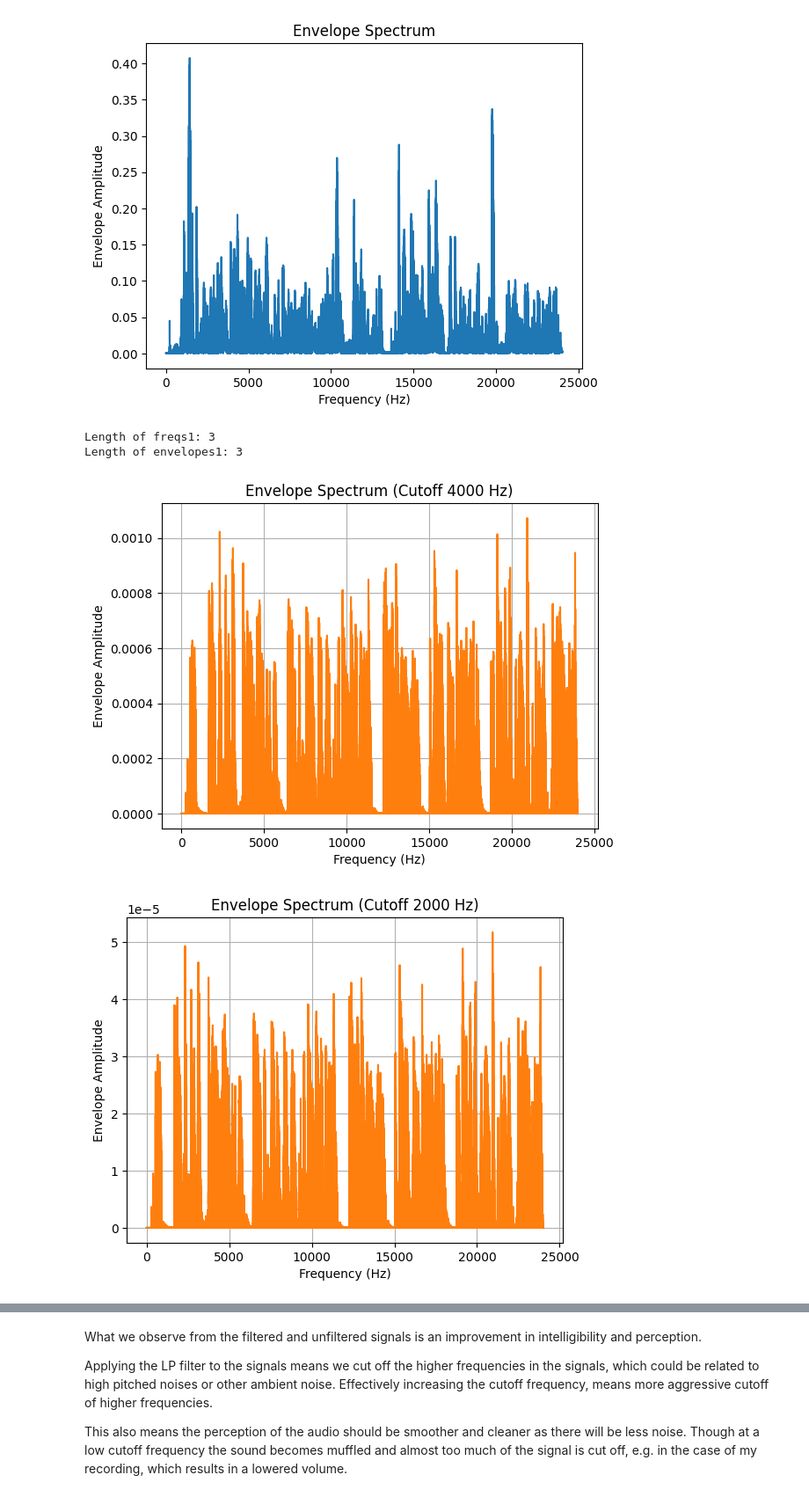
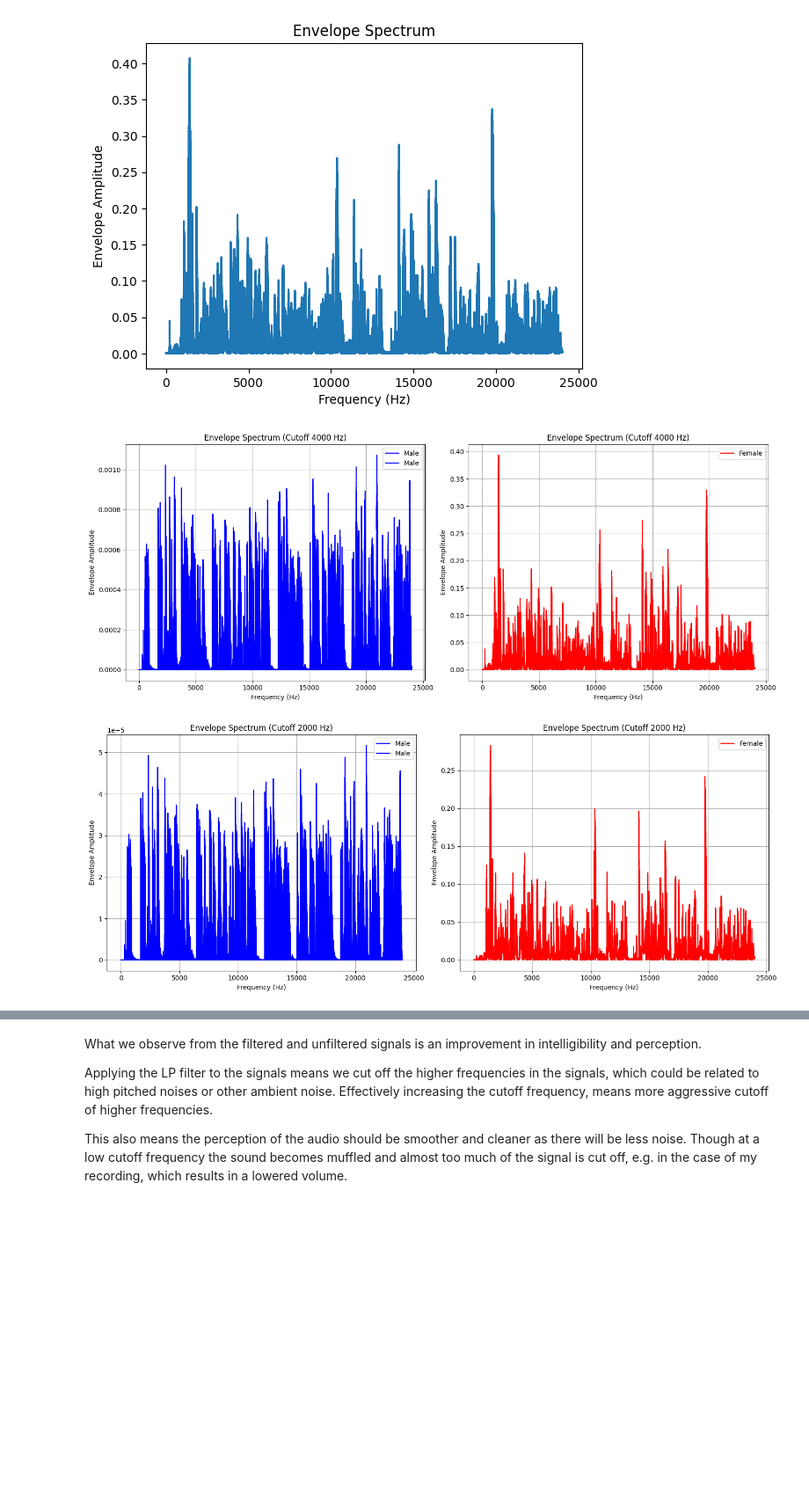
Before and after one commit to ChineseWarlord/ComTek-7-AVS, a Jupyter notebook: Lecture 7/Sim/exercise.ipynb, the cells around one changed output, grey strips where cells are left out. Shown at 88% size. Cells and saved outputs as stored; diff of their text form; code cells hidden in the pictures; blank space fills up the shorter version.

Commit message:
Minor changes to plotting

```diff
--- a/Lecture 7/Sim/exercise.ipynb
+++ b/Lecture 7/Sim/exercise.ipynb
@@ -19,6 +19,10 @@ def audio_properties(audio):
     samples = len(data)
     if len(data.shape) > 1:
         channels = data.shape[1]
+        print("ch stereo",channels)
+        channels = np.mean(data, axis=1) # "Convert" to mono
+        print("ch mono",channels)
+        print()
     else:
         channels = 1
     duration = samples / Fs
@@ -138,14 +170,33 @@ def plot_cutoff(freqs, envelopes, cutoff):
         plt.xlabel('Frequency (Hz)')
         plt.ylabel('Envelope Amplitude')
         plt.grid()
+# %%
+def plot_cutoffs(freqs,envelopes,cutoff):
+    for i in range(len(cutoff)):
+        plt.figure(figsize=(15,6))
+        plt.subplot(1,2,1)
+        plt.plot(freqs[0][i], envelopes[0][i], label="Male", color="blue")
+        plt.title(f'Envelope Spectrum (Cutoff {cutoff[i]} Hz)')
+        plt.xlabel('Frequency (Hz)')
+        plt.ylabel('Envelope Amplitude')
+        plt.legend()
+        plt.grid()
+
+        plt.subplot(1,2,2)
+        plt.plot(freqs[1][i], envelopes[1][i], label="Female", color="red")
+        plt.title(f'Envelope Spectrum (Cutoff {cutoff[i]} Hz)')
+        plt.xlabel('Frequency (Hz)')
+        plt.ylabel('Envelope Amplitude')
+        plt.legend()
+        plt.tight_layout()
+        plt.grid()
 # %%
-print("Length of freqs1:", len(freqs1))
-print("Length of envelopes1:", len(envelopes1))
-plot_cutoff(freqs1, envelopes1, cutoff)
-plot_cutoff(freqs2, envelopes2, cutoff)
-plt.show()
+freqs = [freqs1,freqs2]
+envelopes = [envelopes1, envelopes2]
+plot_cutoffs(freqs,envelopes,cutoff)
+#plot_cutoff(freqs1, envelopes1, cutoff)
+#plot_cutoff(freqs2, envelopes2, cutoff)
+#plt.show()
 # %% [output]
-Length of freqs1: 3
-Length of envelopes1: 3
-[figure, old version]
+[figure, new version]
-[figure, old version]
+[figure, new version]
```
Also changed, not shown: parts of 6 cells of this notebook.
